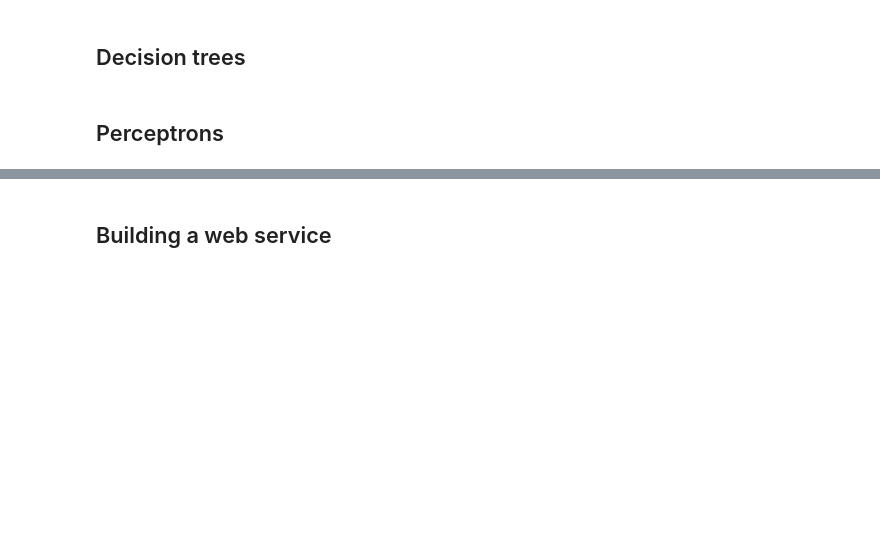
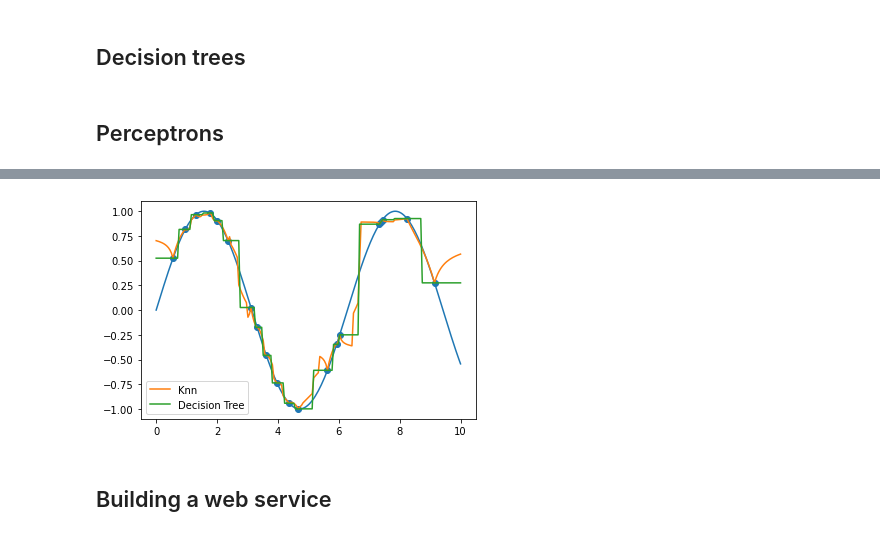
Before and after one commit to ncapek/machine_learning, a Jupyter notebook: supervised_learning/supervised_learning.ipynb, the cells around one changed output, grey strips where cells are left out. Saved outputs shown, nothing was run; the diff lists cells and outputs as text; code cells hidden in the pictures; blank space fills up the shorter version.

```diff
--- a/supervised_learning/supervised_learning.ipynb
+++ b/supervised_learning/supervised_learning.ipynb
@@ -225,2 +286,31 @@ Model accuracy: 0.975
+# %%
+from sklearn.neighbors import KNeighborsRegressor
+from sklearn.tree import DecisionTreeRegressor
+
+N = 200
+X = np.linspace(0, 10, N).reshape(N, 1)
+Y = np.sin(X)
+
+Ntrain = 20
+idx = np.random.choice(N, Ntrain)
+Xtrain = X[idx]
+Ytrain = Y[idx]
+
+knn = KNeighborsRegressor(n_neighbors=3,weights='distance')
+knn.fit(Xtrain,Ytrain)
+Yknn = knn.predict(X)
+
+dt = DecisionTreeRegressor()
+dt.fit(Xtrain,Ytrain)
+Ydt = dt.predict(X)
+
+plt.scatter(Xtrain, Ytrain)
+plt.plot(X, Y)
+plt.plot(X, Yknn, label='Knn')
+plt.plot(X, Ydt, label='Decision Tree')
+plt.legend()
+plt.show()
+# %% [output]
+[figure, added]
 # %% [markdown]
 ## Building a web service
```
Also changed, not shown: parts of 8 cells of this notebook, 1 other file.
